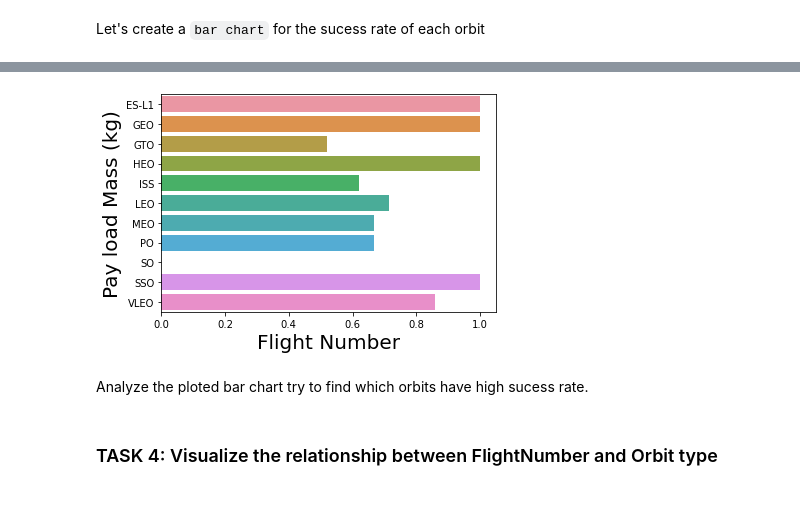
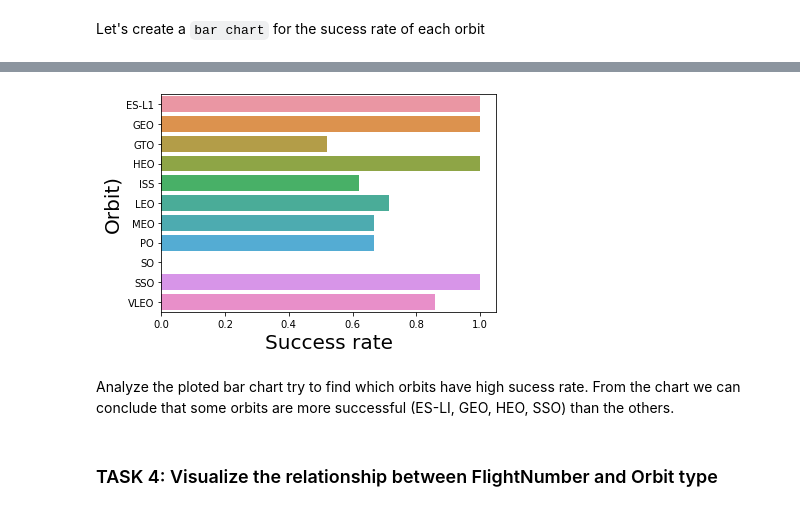
Before and after one commit to Besstrashnyy/RocketScience, a Jupyter notebook: EDA with Data Visual.ipynb, the cells around one changed output, grey strips where cells are left out. Cells and saved outputs as stored; diff of their text form; code cells hidden in the pictures.

```diff
--- a/EDA with Data Visual.ipynb
+++ b/EDA with Data Visual.ipynb
@@ -117,30 +117,31 @@ Let's create a `bar chart` for the sucess rate of each orbit
 # %%
 # HINT use groupby method on Orbit column and get the mean of Class column
 grDF=df.groupby('Orbit')
 meanDF=grDF.mean()
 meanDF.reset_index(inplace=True)
 display(meanDF)
 
 sns.barplot(y='Orbit', x="Class", data=meanDF)
-plt.xlabel("Flight Number",fontsize=20)
-plt.ylabel("Pay load Mass (kg)",fontsize=20)
+plt.xlabel("Success rate",fontsize=20)
+plt.ylabel("Orbit)",fontsize=20)
 plt.show()
 # %% [output]
 |  | Orbit | FlightNumber | PayloadMass | Flights | GridFins | Reused | Legs | Block | ReusedCount | ... |
 | 0 | ES-L1 | 13.000000 | 570.000000 | 1.000000 | 1.000000 | 0.000000 | 1.000000 | 1.000000 | 0.000000 | ... |
 | 1 | GEO | 83.000000 | 6104.959412 | 2.000000 | 1.000000 | 1.000000 | 1.000000 | 5.000000 | 2.000000 | ... |
 | 2 | GTO | 35.037037 | 5011.994444 | 1.407407 | 0.629630 | 0.333333 | 0.629630 | 3.037037 | 0.962963 | ... |
 | 3 | HEO | 49.000000 | 350.000000 | 1.000000 | 1.000000 | 0.000000 | 1.000000 | 4.000000 | 1.000000 | ... |
 | 4 | ISS | 39.142857 | 3279.938095 | 1.238095 | 0.809524 | 0.238095 | 0.857143 | 3.142857 | 1.285714 | ... |
 | 5 | LEO | 20.000000 | 3882.839748 | 1.000000 | 0.571429 | 0.000000 | 0.714286 | 2.142857 | 0.428571 | ... |
 | 6 | MEO | 77.666667 | 3987.000000 | 1.000000 | 0.666667 | 0.000000 | 0.666667 | 5.000000 | 0.666667 | ... |
 | 7 | PO | 36.333333 | 7583.666667 | 1.333333 | 0.888889 | 0.333333 | 0.777778 | 3.222222 | 1.555556 | ... |
 | 8 | SO | 73.000000 | 6104.959412 | 4.000000 | 0.000000 | 1.000000 | 0.000000 | 5.000000 | 3.000000 | ... |
 | 9 | SSO | 60.800000 | 2060.000000 | 2.400000 | 1.000000 | 0.800000 | 1.000000 | 4.600000 | 3.200000 | ... |
 | 10 | VLEO | 78.928571 | 15315.714286 | 3.928571 | 1.000000 | 1.000000 | 1.000000 | 5.000000 | 3.928571 | ... |
-[figure, old version]
+[figure, new version]
 # %% [markdown]
 Analyze the ploted bar chart try to find which orbits have high sucess rate.
+From the chart we can conclude that some orbits are more successful (ES-LI, GEO, HEO, SSO) than the others.
 # %% [markdown]
 ### TASK  4: Visualize the relationship between FlightNumber and Orbit type
 # %% [markdown]
```
Also changed, not shown: parts of 5 cells of this notebook.
